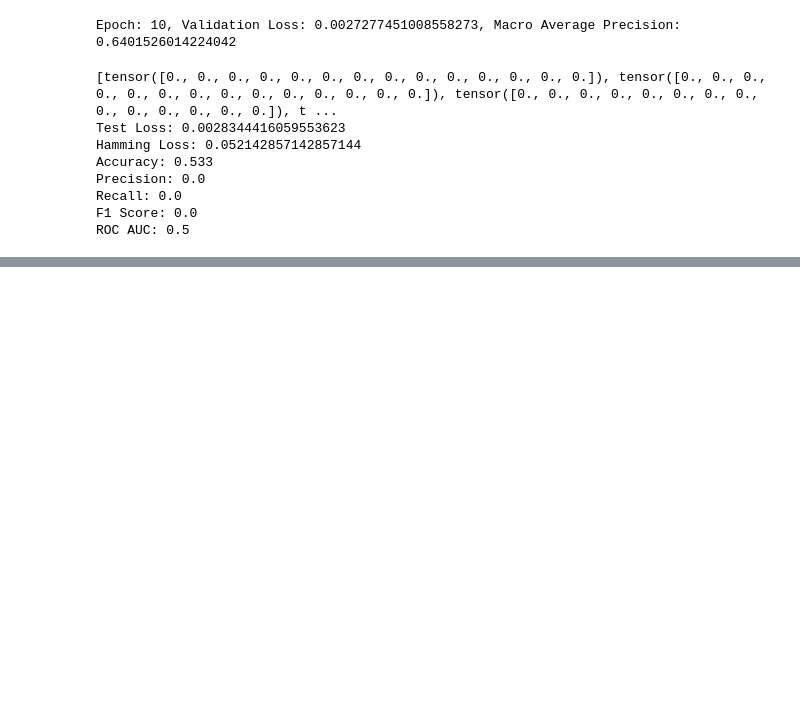
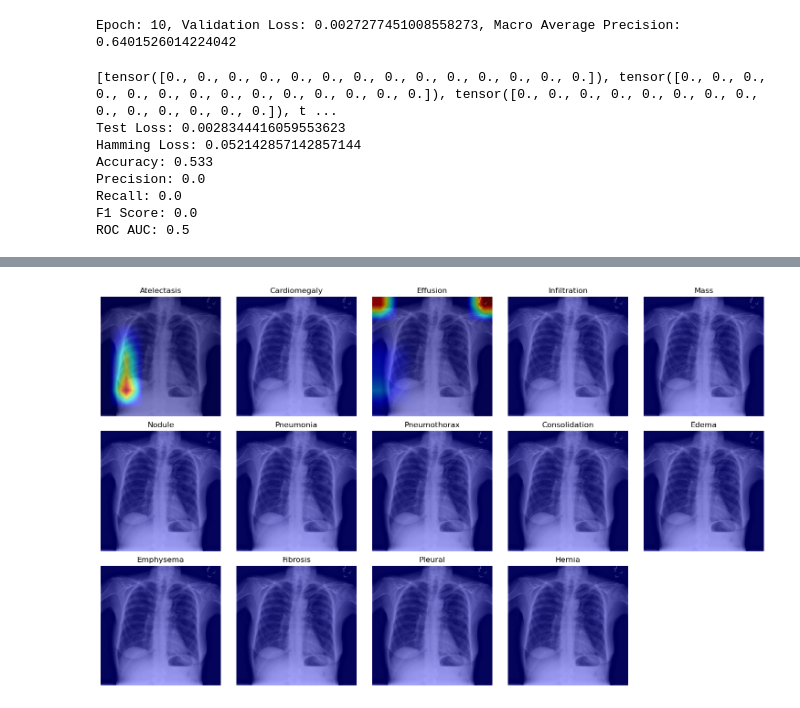
Before and after one commit to totton-hollenbeak/DS440-Project, a Jupyter notebook: DS440_Project.ipynb, the cells around one changed output, grey strips where cells are left out. Saved outputs shown, nothing was run; the diff lists cells and outputs as text; code cells hidden in the pictures; blank space fills up the shorter version.

```diff
--- a/DS440_Project.ipynb
+++ b/DS440_Project.ipynb
@@ -297,0 +298,65 @@ with GradCAM(model=model, target_layers=target_layers) as cam:
+# %%
+import math
+
+
+model.load_state_dict(torch.load("best_transfer_learning_model.pth", weights_only=True))
+model.eval()
+
+target_layers = [model.layer4[-1]]
+
+image = Image.open("./Example Images/Infiltration.PNG").convert("RGB")
+input_tensor = data_transform(image).unsqueeze(0)
+
+targets = [ClassifierOutputTarget(i) for i in range(0, 14)]
+
+labels = {
+    0: "Atelectasis",
+    1: "Cardiomegaly",
+    2: "Effusion",
+    3: "Infiltration",
+    4: "Mass",
+    5: "Nodule",
+    6: "Pneumonia",
+    7: "Pneumothorax",
+    8: "Consolidation",
+    9: "Edema",
+    10: "Emphysema",
+    11: "Fibrosis",
+    12: "Pleural",
+    13: "Hernia"
+}
+
+# Calculate the number of rows and columns needed for the facet grid
+num_targets = len(targets)
+cols = 5  # Set number of columns (you can adjust this number)
+rows = math.ceil(num_targets / cols)  # Calculate the number of rows
+
+# Create the facet grid
+fig, axes = plt.subplots(rows, cols, figsize=(15, 3 * rows))
+axes = axes.flatten()  # Flatten the axes array for easier indexing
+
+# Loop through each target and create a subplot for each target
+for idx, target in enumerate(targets):
+    with GradCAM(model=model, target_layers=target_layers) as cam:
+        grayscale_cam = cam(input_tensor=input_tensor, targets=[target])
+        grayscale_cam = grayscale_cam[0, :]
+
+        rgb_img = np.array(image) / 255.0
+        rgb_img = cv2.resize(rgb_img, (224, 224))
+
+        visualization = show_cam_on_image(rgb_img, grayscale_cam, use_rgb=True)
+
+        # Assign the visualization to the correct subplot
+        ax = axes[idx]
+        ax.imshow(visualization)
+        ax.axis('off')
+        ax.set_title(f"{labels[idx]}")  # Use idx as the target label
+
+# Remove any unused axes
+for j in range(num_targets, len(axes)):
+    fig.delaxes(axes[j])
+
+plt.tight_layout()
+plt.show()
+# %% [output]
+[figure, added]
```
Also changed, not shown: parts of 1 cell of this notebook.
